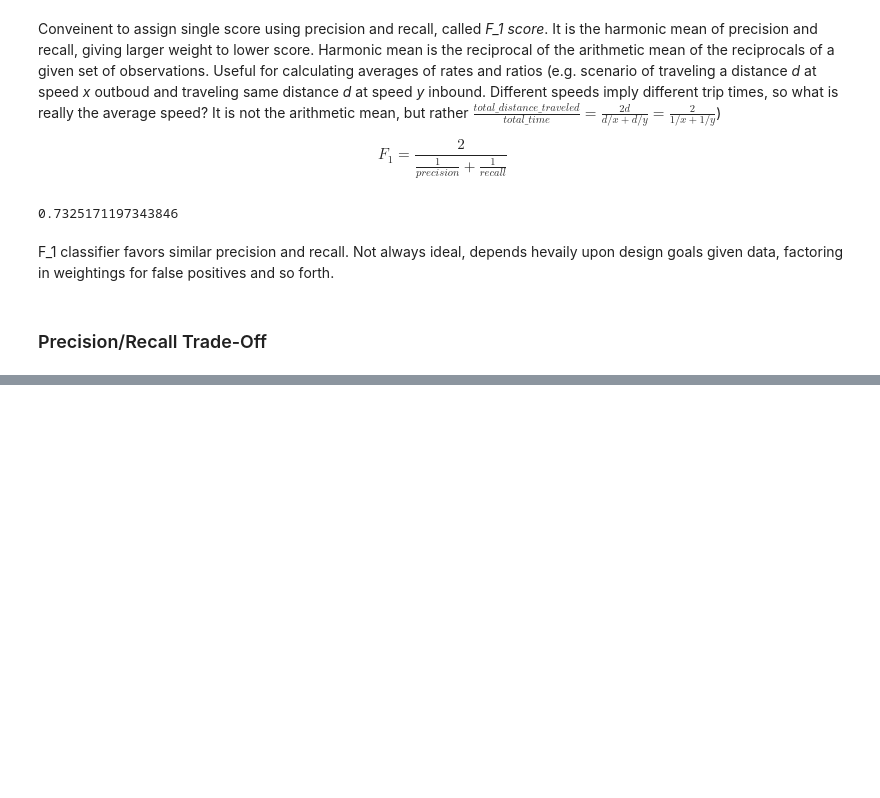
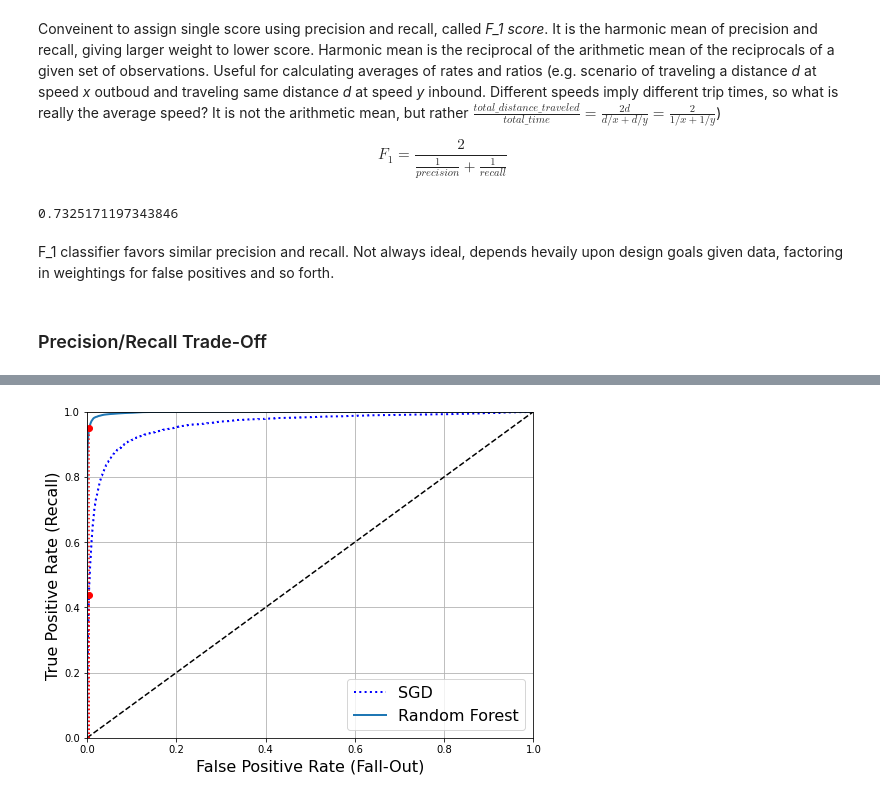
Before and after one commit to phelps-matthew/Coding-Exercises, a Jupyter notebook: ml/geron/03_Classification.ipynb, the cells around one changed output, grey strips where cells are left out. Cells and saved outputs as stored; diff of their text form; code cells hidden in the pictures; blank space fills up the shorter version.

```diff
--- a/ml/geron/03_Classification.ipynb
+++ b/ml/geron/03_Classification.ipynb
@@ -166,0 +295,23 @@ Increasing precision decreases recall, vice versa.
+# %%
+from sklearn.ensemble import RandomForestClassifier
+
+forest_clf = RandomForestClassifier(random_state=42)
+y_probas_forest = cross_val_predict(forest_clf, X_train, y_train_5, cv=3, method="predict_proba")
+# %%
+# ROC curve needs labels and scores; use proba. of positive class as scores
+y_scores_forest = y_probas_forest[:, 1]
+fpr_forest, tpr_forest, thresholds_forest = roc_curve(y_train_5, y_scores_forest)
+# %%
+plt.figure(figsize=(8, 6))
+plt.plot(fpr, tpr, "b:", linewidth=2, label="SGD")
+plot_roc_curve(fpr_forest, tpr_forest, "Random Forest")
+plt.plot([4.837e-3, 4.837e-3], [0., 0.4368], "r:")
+plt.plot([0.0, 4.837e-3], [0.4368, 0.4368], "r:")
+plt.plot([4.837e-3], [0.4368], "ro")
+plt.plot([4.837e-3, 4.837e-3], [0., 0.9487], "r:")
+plt.plot([4.837e-3], [0.9487], "ro")
+plt.grid(True)
+plt.legend(loc="lower right", fontsize=16)
+plt.show()
+# %% [output]
+[figure, added]
```
Also changed, not shown: parts of 29 cells of this notebook.
